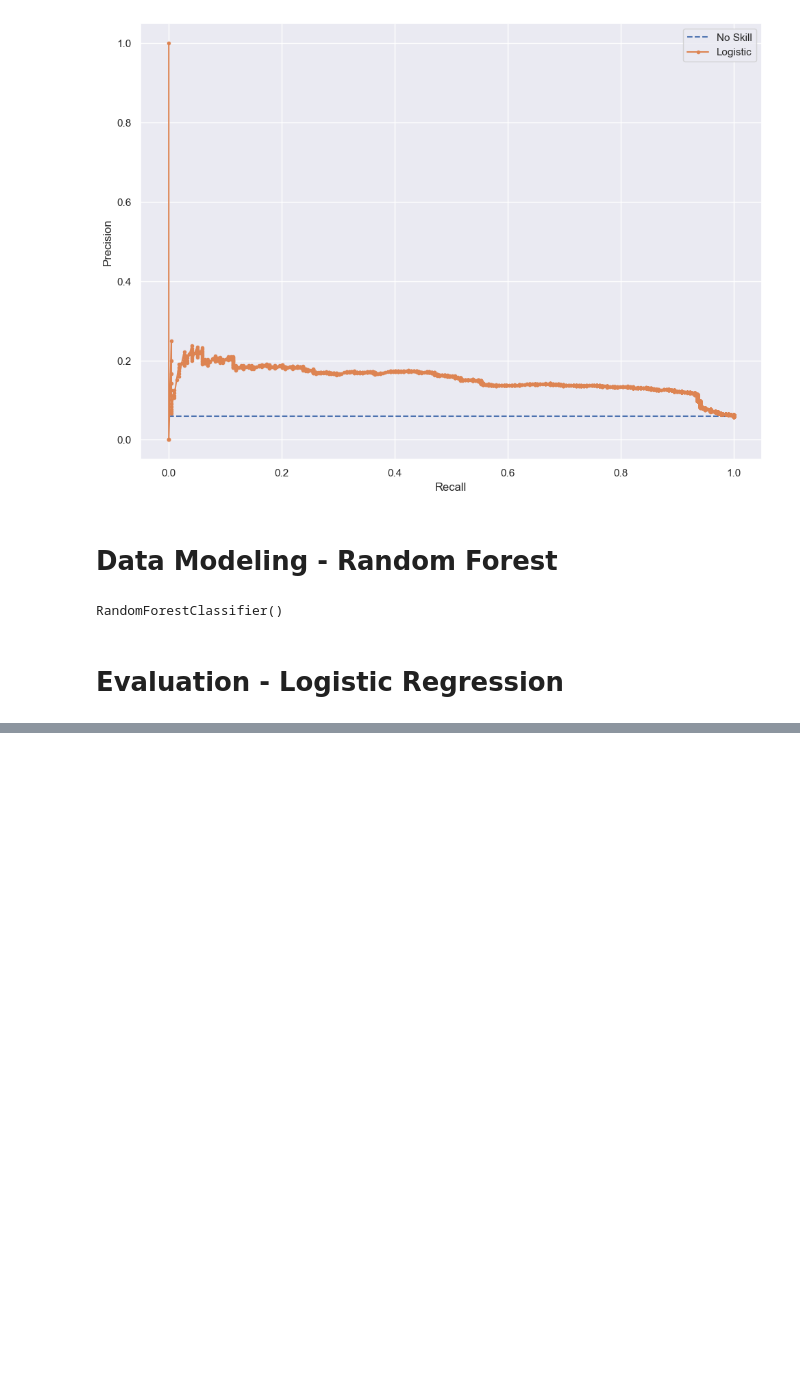
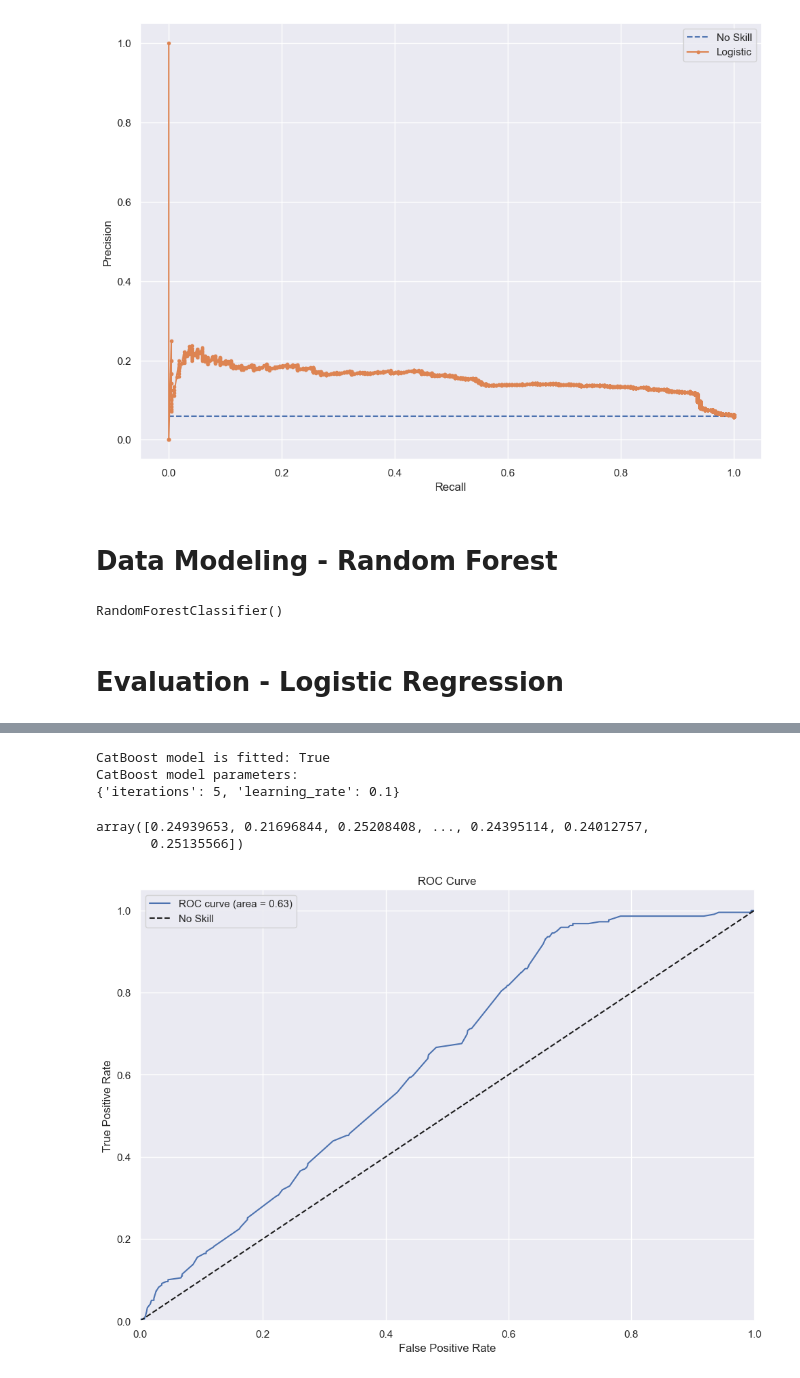
Before and after one commit to smirs/car-insurance-fraud-detection, a Jupyter notebook: fraud_detection.ipynb, the cells around one changed output, grey strips where cells are left out. Cells and saved outputs as stored; diff of their text form; code cells hidden in the pictures; blank space fills up the shorter version.

Commit message:
Implement CatBoost

```diff
--- a/fraud_detection.ipynb
+++ b/fraud_detection.ipynb
@@ -602,0 +612,55 @@ plt.show()
+# %%
+# Data Modeling - CatBoost
+
+from catboost import CatBoostClassifier
+
+cat_columns = nominal + ordinal
+cat_features = [my_data.columns.get_loc(col) for col in cat_columns]
+
+X_cat = my_data. loc[:, my_data.columns != "FraudFound_P"].values
+y_cat = my_data["FraudFound_P"].values
+#Split data into test data and train data
+X_cat_train, X_cat_test, y_cat_train, y_cat_test = train_test_split(X_cat, y_cat, test_size=0.25, random_state=10)
+
+clf = CatBoostClassifier(
+    iterations=5,
+    learning_rate=0.1,
+    #loss_function='CrossEntropy'
+)
+
+
+clf.fit(X_cat_train, y_cat_train,
+        cat_features=cat_features,
+        eval_set=(X_cat_test, y_cat_test),
+        verbose=False
+)
+
+print('CatBoost model is fitted: ' + str(clf.is_fitted()))
+print('CatBoost model parameters:')
+print(clf.get_params())
+# %% [output]
+CatBoost model is fitted: True
+CatBoost model parameters:
+{'iterations': 5, 'learning_rate': 0.1}
+# %%
+# Evaluation - CatBoost
+y_cat_pred_proba = clf.predict_proba(X_cat_test)[:, 1]
+y_cat_pred_proba
+# %% [output]
+array([0.24939653, 0.21696844, 0.25208408, ..., 0.24395114, 0.24012757,
+       0.25135566])
+# %%
+fpr, tpr, thresholds = roc_curve(y_cat_test, y_cat_pred_proba)
+roc_auc = auc(fpr, tpr)
+plt.figure()
+plt.plot(fpr, tpr, label='ROC curve (area = %0.2f)' % roc_auc)
+plt.plot([0, 1], [0, 1], 'k--', label='No Skill')
+plt.xlim([0.0, 1.0])
+plt.ylim([0.0, 1.05])
+plt.xlabel('False Positive Rate')
+plt.ylabel('True Positive Rate')
+plt.title('ROC Curve')
+plt.legend()
+plt.show()
+# %% [output]
+[figure, added]
```
Also changed, not shown: parts of 11 cells of this notebook, 6 other files.
